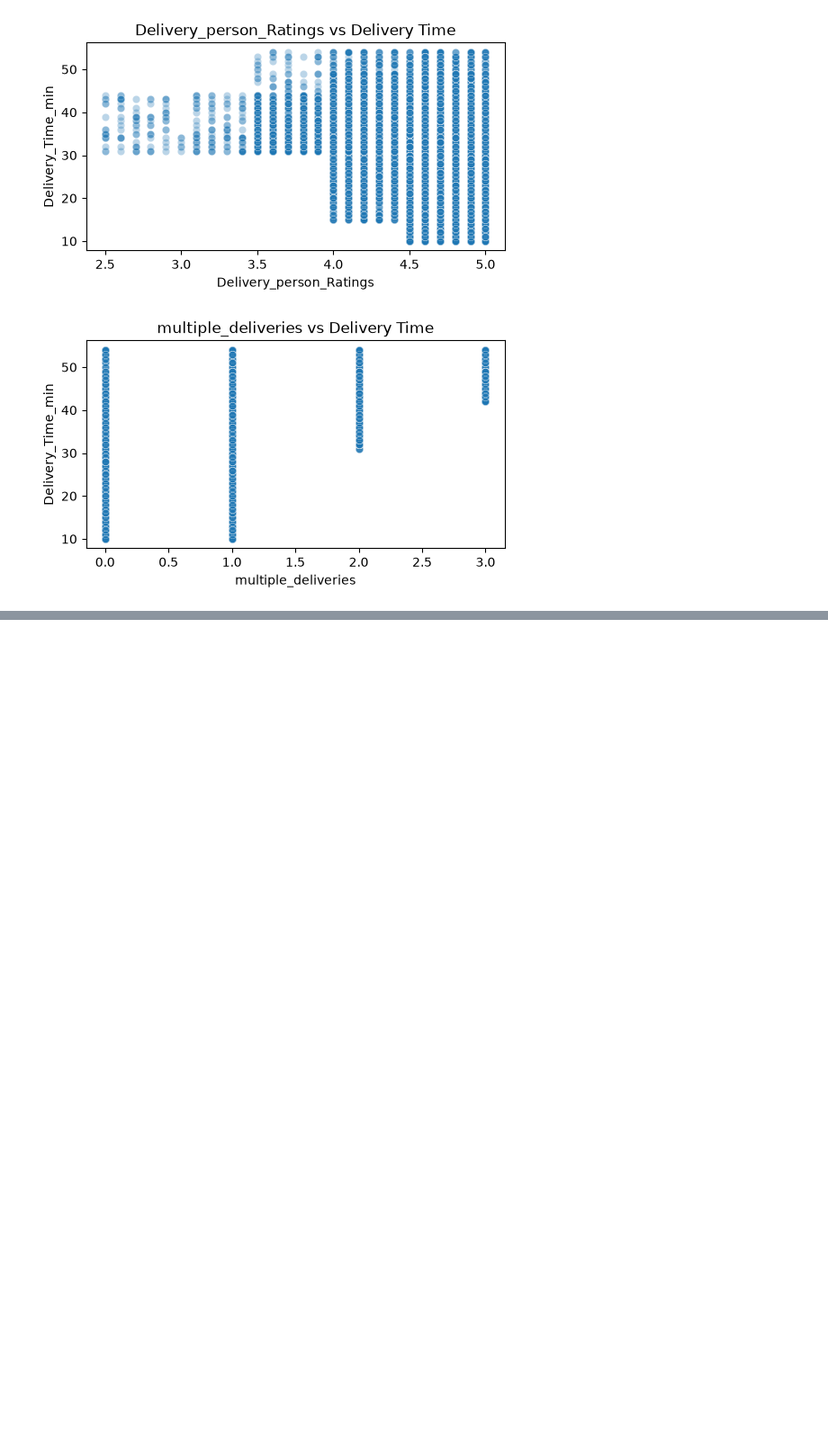
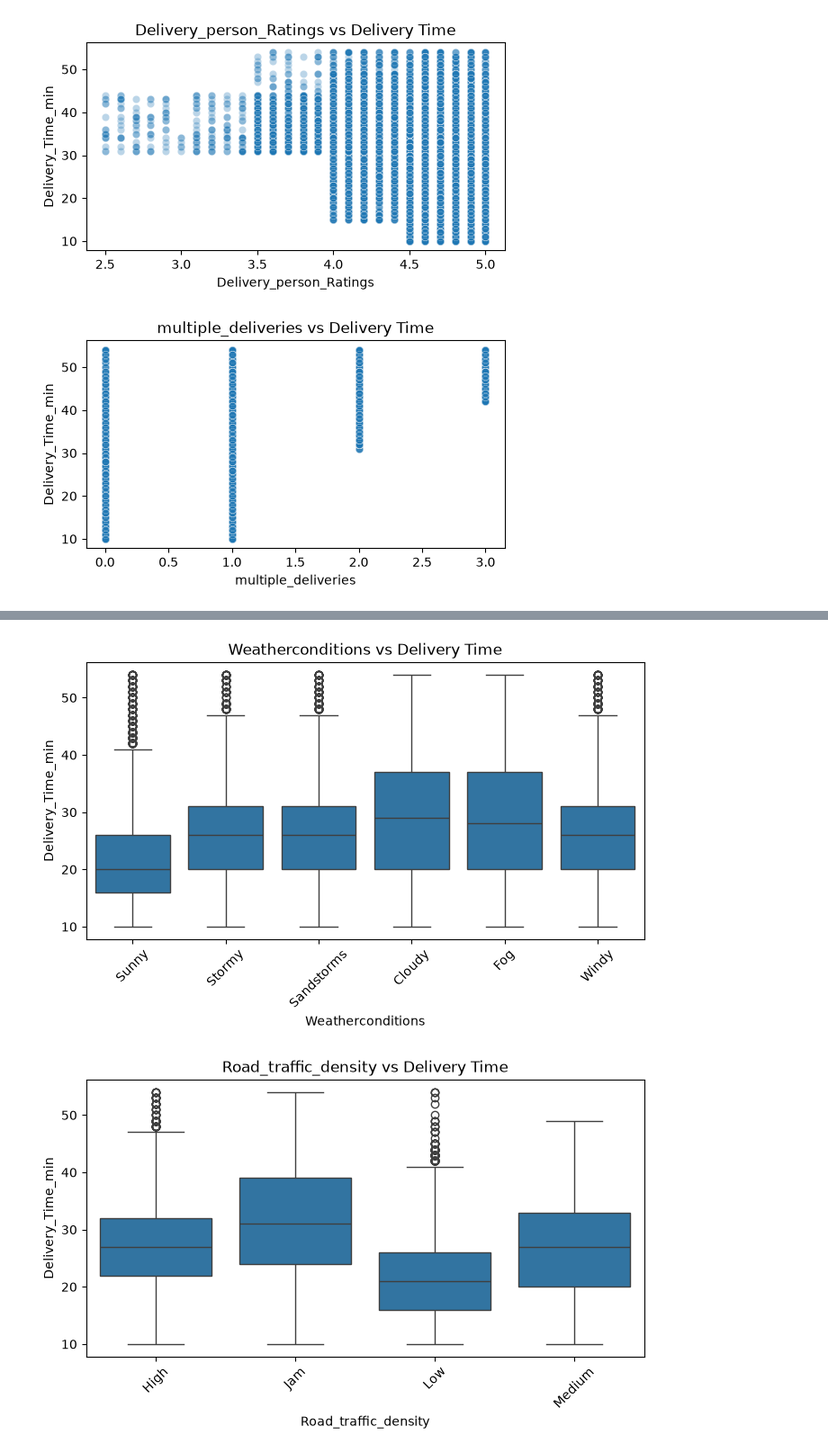
Before and after one commit to hamzalafsioui/DeliveryETA, a Jupyter notebook: notebooks/02_eda.ipynb, the cells around one changed output, grey strips where cells are left out. Shown at 90% size. Cells and saved outputs as stored; diff of their text form; code cells hidden in the pictures; blank space fills up the shorter version.

```diff
--- a/notebooks/02_eda.ipynb
+++ b/notebooks/02_eda.ipynb
@@ -137,0 +152,12 @@ for col in num_features:
+# %%
+cat_features = ['Weatherconditions', 'Road_traffic_density', 'Type_of_vehicle', 'City']
+
+for col in cat_features:
+    plt.figure(figsize=(8,4))
+    sns.boxplot(x=df[col], y=df['Delivery_Time_min'])
+    plt.xticks(rotation=45)
+    plt.title(f"{col} vs Delivery Time")
+    plt.show()
+# %% [output]
+[figure, added]
+[figure, added]
```
Also changed, not shown: parts of 2 cells of this notebook, 1 other file.
